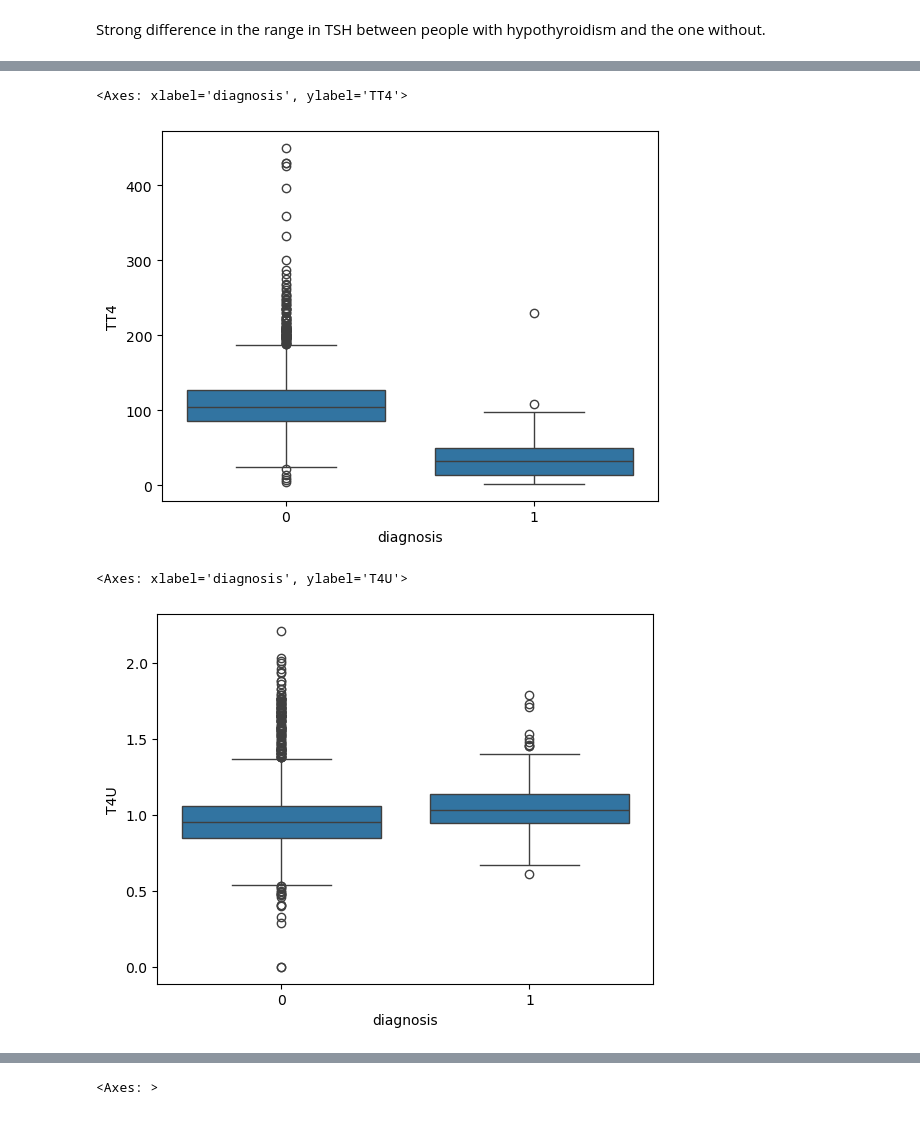
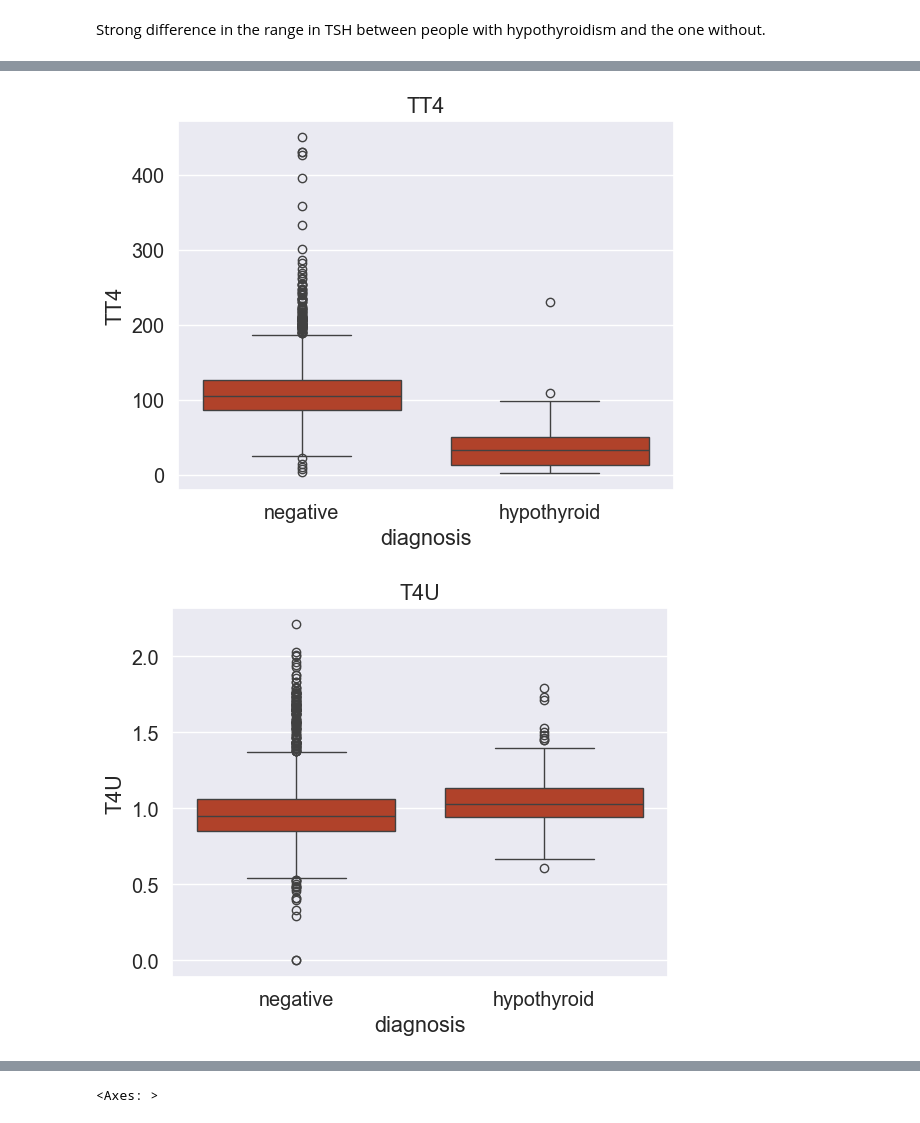
Before and after one commit to KAnantanawat0/IOD, a Jupyter notebook: Mini_project_2/keep.ipynb, the cells around one changed output, grey strips where cells are left out. Saved outputs shown, nothing was run; the diff lists cells and outputs as text; code cells hidden in the pictures.

```diff
--- a/Mini_project_2/keep.ipynb
+++ b/Mini_project_2/keep.ipynb
@@ -215,0 +249,8 @@ dtype: int64
+# %%
+b = a[a[0] != 0]
+sns.set(font_scale=1.3)
+ax = sns.barplot(data=b, x=b.index, y=(b[0]/3063*100), color='#AC2D12')
+ax.set_title('Percentage of missing values in each feature')
+ax.set_xlabel('Features')
+ax.set_ylabel('Percentage')
+plt.savefig('image_1_Missing_values.png')
@@ -636,11 +699,15 @@ sns.boxplot(data=df,x='diagnosis', y='T3')
 # %%
-sns.boxplot(data=df,x='diagnosis', y='TT4')
+ax = sns.boxplot(data=df,x='diagnosis', y='TT4', color='#C63314')
+ax.set_title('TT4')
+ax.set_xticklabels(labels=['negative','hypothyroid'])
+plt.savefig('image_6_boxplot_TT4.png')
 # %% [output]
-<Axes: xlabel='diagnosis', ylabel='TT4'>
-[figure, old version]
+[figure, new version]
 # %%
-sns.boxplot(data=df,x='diagnosis', y='T4U')
+ax = sns.boxplot(data=df,x='diagnosis', y='T4U', color='#C63314')
+ax.set_title('T4U')
+ax.set_xticklabels(labels=['negative','hypothyroid'])
+plt.savefig('image_7_boxplot_T4U.png')
 # %% [output]
-<Axes: xlabel='diagnosis', ylabel='T4U'>
-[figure, old version]
+[figure, new version]
 # %%
```
Also changed, not shown: parts of 39 cells of this notebook.
